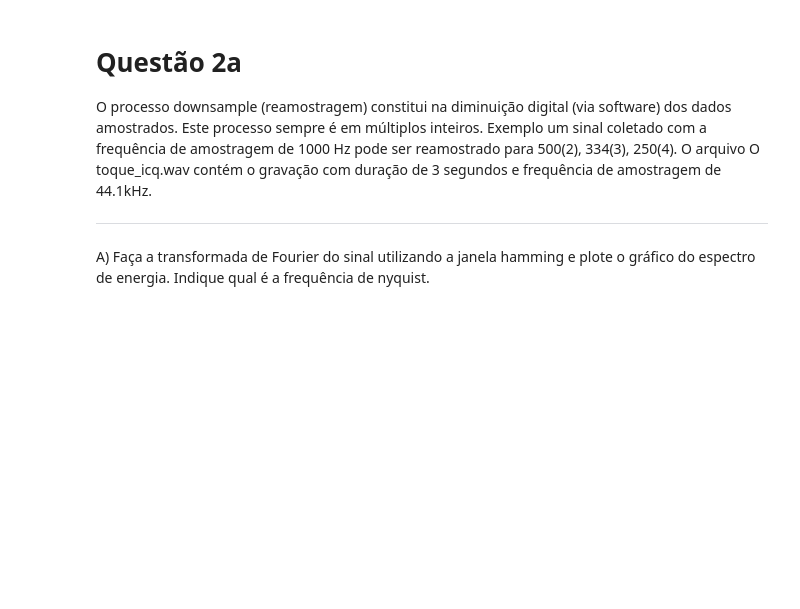
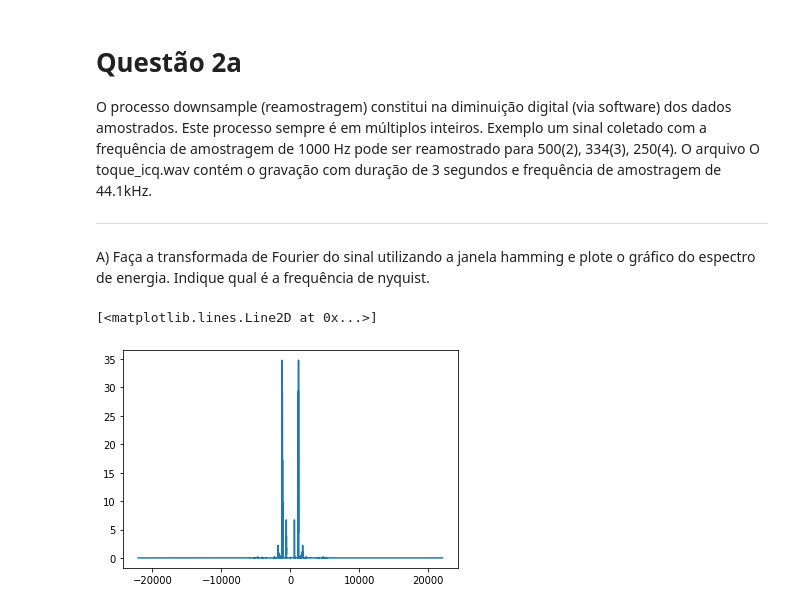
Before and after one commit to caiomorozini/UNIFESP_processamento_sinais, a Jupyter notebook: Caio_Fernandes_Morozini_lista3.ipynb, the cells around one changed output. Saved outputs shown, nothing was run; the diff lists cells and outputs as text; code cells hidden in the pictures; blank space fills up the shorter version.

```diff
--- a/Caio_Fernandes_Morozini_lista3.ipynb
+++ b/Caio_Fernandes_Morozini_lista3.ipynb
@@ -182,0 +188,15 @@ o gráfico do espectro de energia. Indique qual é a frequência de nyquist.
+# %%
+signal = data[1:][0]
+# %%
+T = 1/fs
+t = np.arange(0,3,T)
+hamming = np.hamming(np.size(signal))
+# %%
+fft, freq = espectral_single(signal,fs, w= hamming, len=1)
+# %%
+eg = fft**2/fft.shape[0]
+# %%
+plt.plot(freq,eg)
+# %% [output]
+[<matplotlib.lines.Line2D at 0x...>]
+[figure, added]
```
Also changed, not shown: parts of 3 cells of this notebook.
